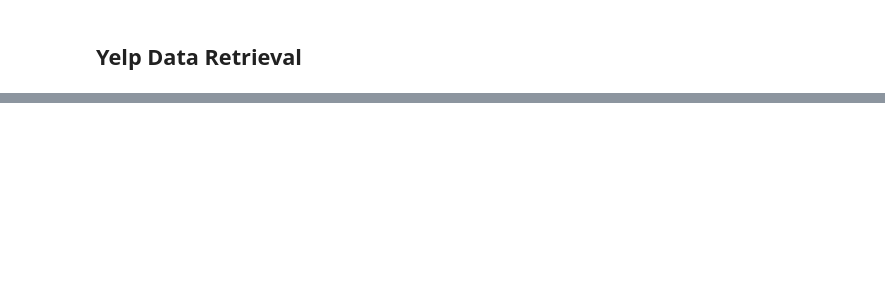
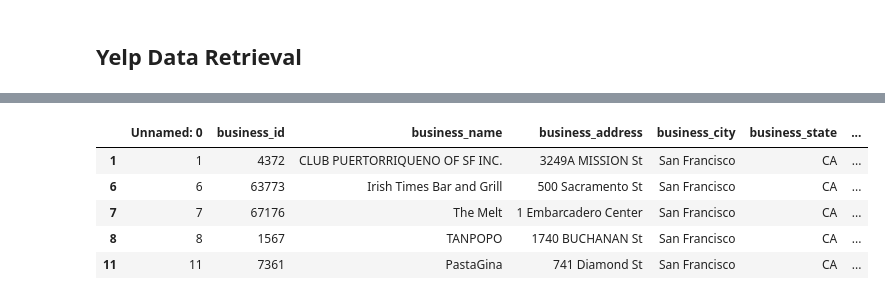
Before and after one commit to ssheridanucsb/SFRP, a Jupyter notebook: SFRP.ipynb, the cells around one changed output, grey strips where cells are left out. Drawn from its saved outputs; the diff is of its cells as text; code cells hidden in the pictures; blank space fills up the shorter version.

Commit message:
merged yelp data

```diff
--- a/SFRP.ipynb
+++ b/SFRP.ipynb
@@ -220,0 +189,4 @@ with open('yelpdata') as file:
+# %%
+working_yelp['rating'] = working_yelp['api_data'].apply(lambda x: x.get('rating'))
+working_yelp['review_count'] = working_yelp['api_data'].apply(lambda x: x.get('review_count'))
+working_yelp['hours']= working_yelp['api_data'].apply(lambda x: x.get('hours'))
@@ -221,6 +209,20 @@ with open('yelpdata') as file:
+# %%
+def get_cats(x):
+    categories = []
+    try:
+        for value in x.get('categories')[0].values():
+            categories.append(value)
+        c = ", ".join(str(x) for x in categories)
+    except:
+        c = np.NaN
+    return c
 # %%
-trans=[]
-for val in yelplist[1].get('transactions'):
-        trans.append(val)
-t = ", ".join(str(x) for x in trans)
-t
+def get_trans(x):
+    trans=[]
+    try:
+        for val in x.get('transactions'):
+            trans.append(val)
+        t = ", ".join(str(x) for x in trans)
+    except:
+        t = np.NaN
+    return t
@@ -240,0 +229,3 @@ c
+# %%
+working_yelp['categories'] = working_yelp['api_data'].apply(get_cats)
+working_yelp['transactions'] = working_yelp['api_data'].apply(get_trans)
@@ -240,0 +242,9 @@ c
+# %%
+working_yelp.head()
+# %% [output]
+|  | Unnamed: 0 | business_id | business_name | business_address | business_city | business_state | ... |
+| 1 | 1 | 4372 | CLUB PUERTORRIQUENO OF SF INC. | 3249A MISSION St | San Francisco | CA | ... |
+| 6 | 6 | 63773 | Irish Times Bar and Grill | 500 Sacramento St | San Francisco | CA | ... |
+| 7 | 7 | 67176 | The Melt | 1 Embarcadero Center | San Francisco | CA | ... |
+| 8 | 8 | 1567 | TANPOPO | 1740 BUCHANAN St | San Francisco | CA | ... |
+| 11 | 11 | 7361 | PastaGina | 741 Diamond St | San Francisco | CA | ... |
```
Also changed, not shown: parts of 19 cells of this notebook, 1 other file.
